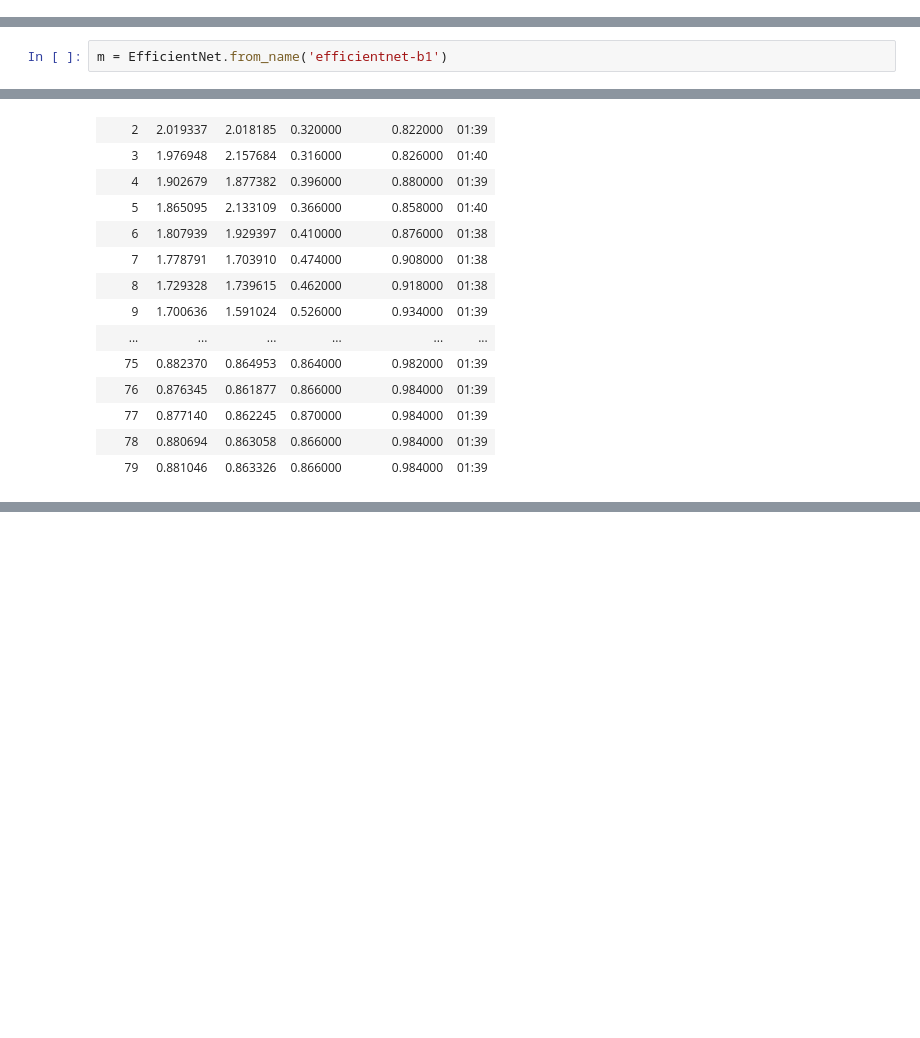
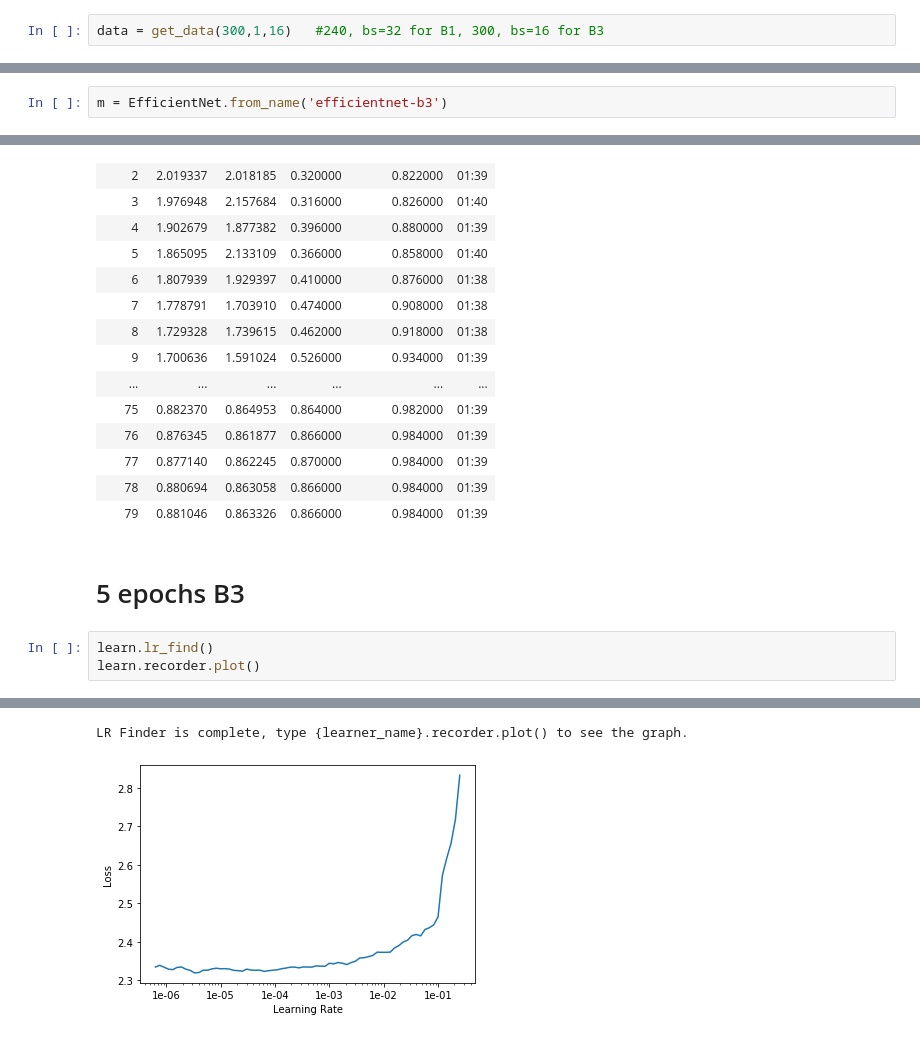
Before and after one commit to sdoria/EfficientNet, a Jupyter notebook: Imagewoof from scratch.ipynb, the cells around one changed output, grey strips where cells are left out. Cells and saved outputs as stored; diff of their text form; blank space fills up the shorter version.

```diff
--- a/Imagewoof from scratch.ipynb
+++ b/Imagewoof from scratch.ipynb
@@ -44,2 +44,4 @@ data = get_data(240,1,32)
+# %%
+data = get_data(300,1,16)   #240, bs=32 for B1, 300, bs=16 for B3
 # %%
 opt_func = partial(optim.Adam, betas=(0.9,0.99), eps=1e-6)
@@ -46,4 +50,4 @@ opt_func = partial(optim.Adam, betas=(0.9,0.99), eps=1e-6)
 # %%
-m = EfficientNet.from_name('efficientnet-b1')
+m = EfficientNet.from_name('efficientnet-b3')
 # %%
 m._fc = nn.Linear(m._fc.in_features, out_features=10, bias=True)
@@ -130,3 +125,9 @@ learn.fit_one_cycle(80, 1e-3, div_factor=10, pct_start=0.3)
 | 77 | 0.877140 | 0.862245 | 0.870000 | 0.984000 | 01:39 |
 | 78 | 0.880694 | 0.863058 | 0.866000 | 0.984000 | 01:39 |
 | 79 | 0.881046 | 0.863326 | 0.866000 | 0.984000 | 01:39 |
+# %% [markdown]
+# 5 epochs B3
+# %%
+learn.lr_find()
+learn.recorder.plot()
+# %% [output]
@@ -132,0 +135,2 @@ learn.fit_one_cycle(80, 1e-3, div_factor=10, pct_start=0.3)
+LR Finder is complete, type {learner_name}.recorder.plot() to see the graph.
+[figure, added]
```
Also changed, not shown: parts of 11 cells of this notebook.
